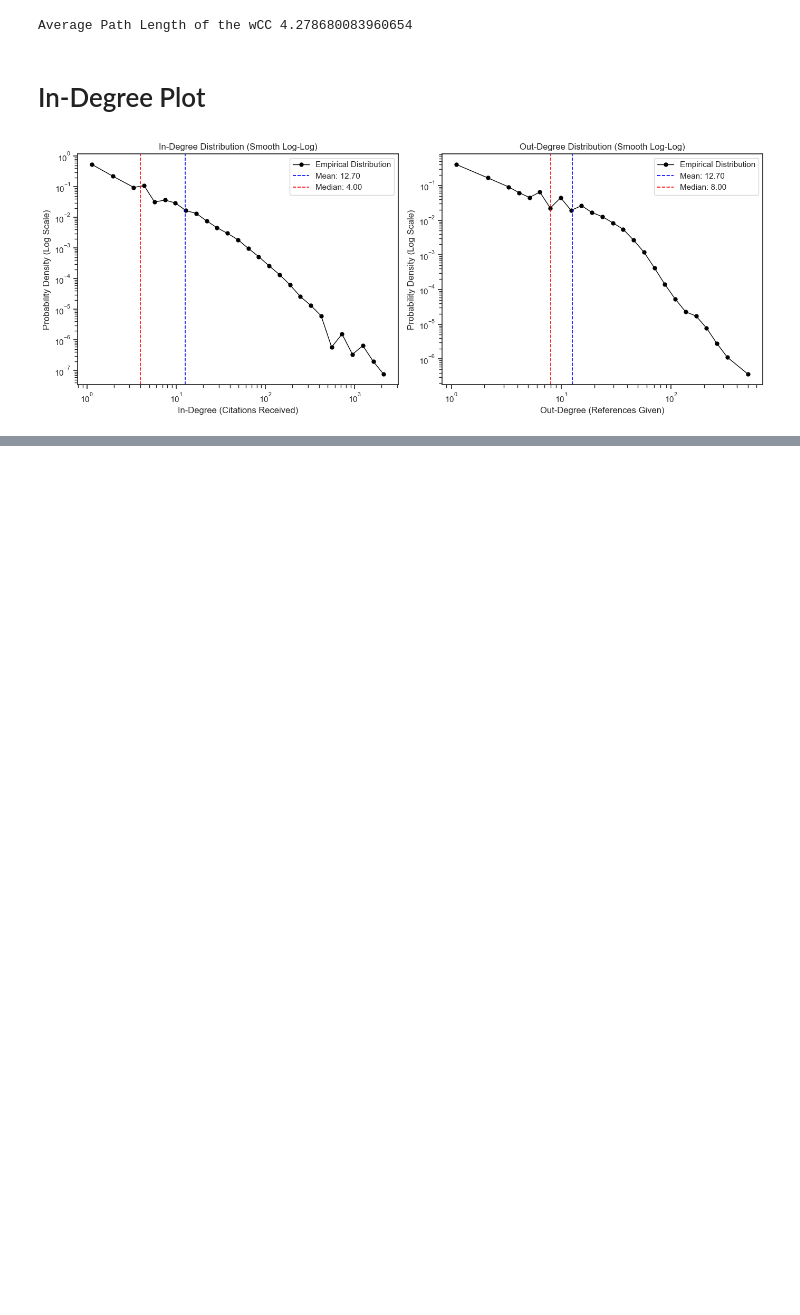
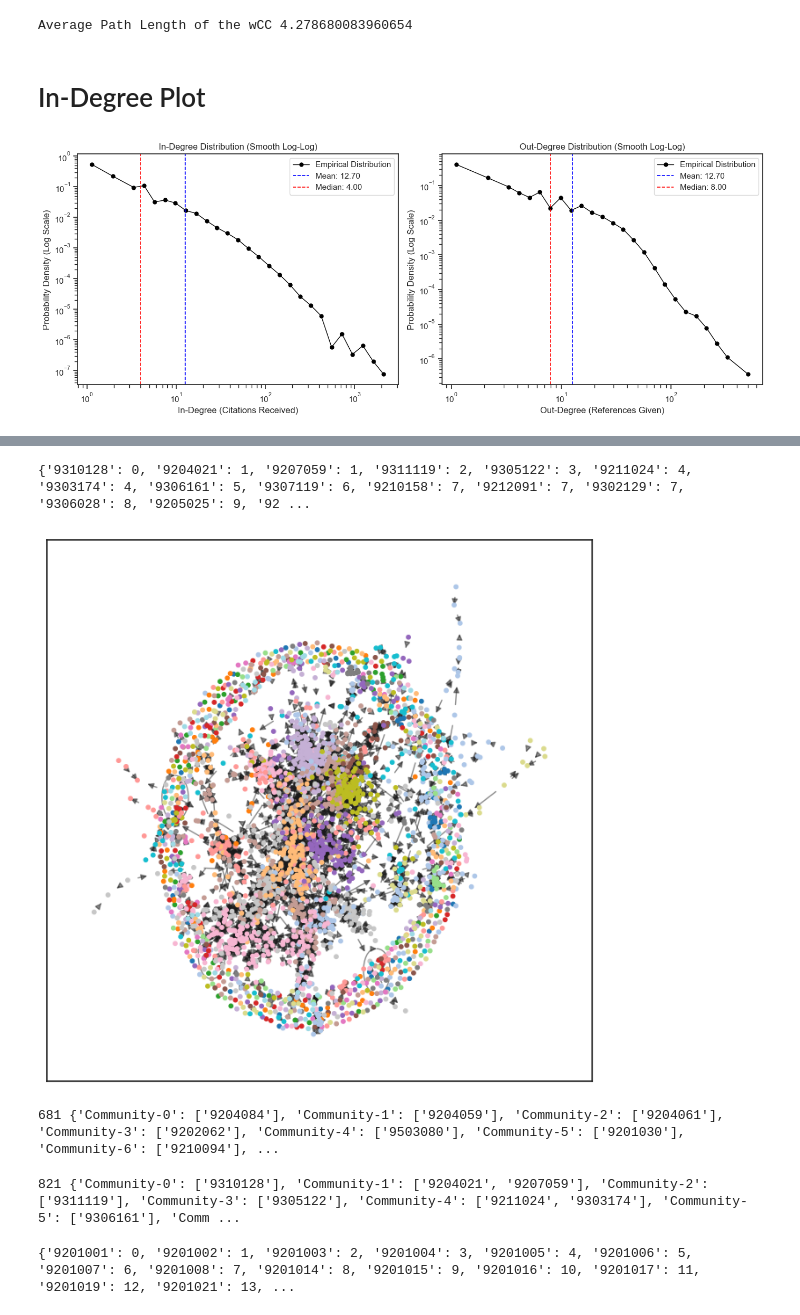
Before and after one commit to Laz1e/Analysis-of-cit-HepTh-graph-data, a Jupyter notebook: scripts/Capstone-Project.ipynb, the cells around one changed output, grey strips where cells are left out. Drawn from its saved outputs; the diff is of its cells as text; code cells hidden in the pictures; blank space fills up the shorter version.

```diff
--- a/scripts/Capstone-Project.ipynb
+++ b/scripts/Capstone-Project.ipynb
@@ -276,0 +305,45 @@ except sqlite3.OperationalError as e:
+# %%
+nodes_1993 = [id for id, year in nx.get_node_attributes(g_directed, "year").items() if year <= 1993]
+# print(nodes_1993)
+
+g_directed_1993 = g_directed.subgraph(nodes_1993)
+partitions_1993 = nx.community.louvain_communities(g_directed_1993, seed=35)
+# print(partitions_1993)
+
+community_map_1993 = {}
+for community_id, community in enumerate(partitions_1993):
+    for node in community:
+        community_map_1993[node] = community_id
+
+print(community_map_1993)
+node_colors = [community_map_1993[node] for node in g_directed_1993.nodes()]
+
+cmap = matplotlib.colormaps['tab20']
+
+plt.figure(figsize=(8,8))
+
+pos = nx.spring_layout(g_directed_1993, seed = 35)
+nx.draw_networkx_nodes(g_directed_1993, pos, node_size=10, cmap=cmap, node_color = node_colors)
+nx.draw_networkx_edges(g_directed_1993, pos, alpha=0.5)
+plt.show()
+# %% [output]
+{'9310128': 0, '9204021': 1, '9207059': 1, '9311119': 2, '9305122': 3, '9211024': 4, '9303174': 4, '9306161': 5, '9307119': 6, '9210158': 7, '9212091': 7, '9302129': 7, '9306028': 8, '9205025': 9, '92 ...
+[figure, added]
+# %%
+comms_data = {}
+
+for i in range(0, len(partitions)):
+    comms_data[f"Community-{i}"] = list(partitions[i])
+
+print(len(comms_data), comms_data)
+# %% [output]
+681 {'Community-0': ['9204084'], 'Community-1': ['9204059'], 'Community-2': ['9204061'], 'Community-3': ['9202062'], 'Community-4': ['9503080'], 'Community-5': ['9201030'], 'Community-6': ['9210094'], ...
+# %%
+data_1993 = {}
+
+for i in range(0, len(partitions_1993)):
+    data_1993[f"Community-{i}"] = list(partitions_1993[i])
+
+print(len(data_1993), data_1993)
+# %% [output]
+821 {'Community-0': ['9310128'], 'Community-1': ['9204021', '9207059'], 'Community-2': ['9311119'], 'Community-3': ['9305122'], 'Community-4': ['9211024', '9303174'], 'Community-5': ['9306161'], 'Comm ...
@@ -276,0 +361,10 @@ except sqlite3.OperationalError as e:
+# %%
+# Create a map which will note down the index from 0 for all the papers
+paperId_map = {}
+nodes_1992.sort()
+for i in range(0, len(nodes_1992)):
+    paperId_map[nodes_1992[i]] = i
+
+print(paperId_map)
+# %% [output]
+{'9201001': 0, '9201002': 1, '9201003': 2, '9201004': 3, '9201005': 4, '9201006': 5, '9201007': 6, '9201008': 7, '9201014': 8, '9201015': 9, '9201016': 10, '9201017': 11, '9201019': 12, '9201021': 13, ...
```
Also changed, not shown: parts of 33 cells of this notebook, 1 other file.
